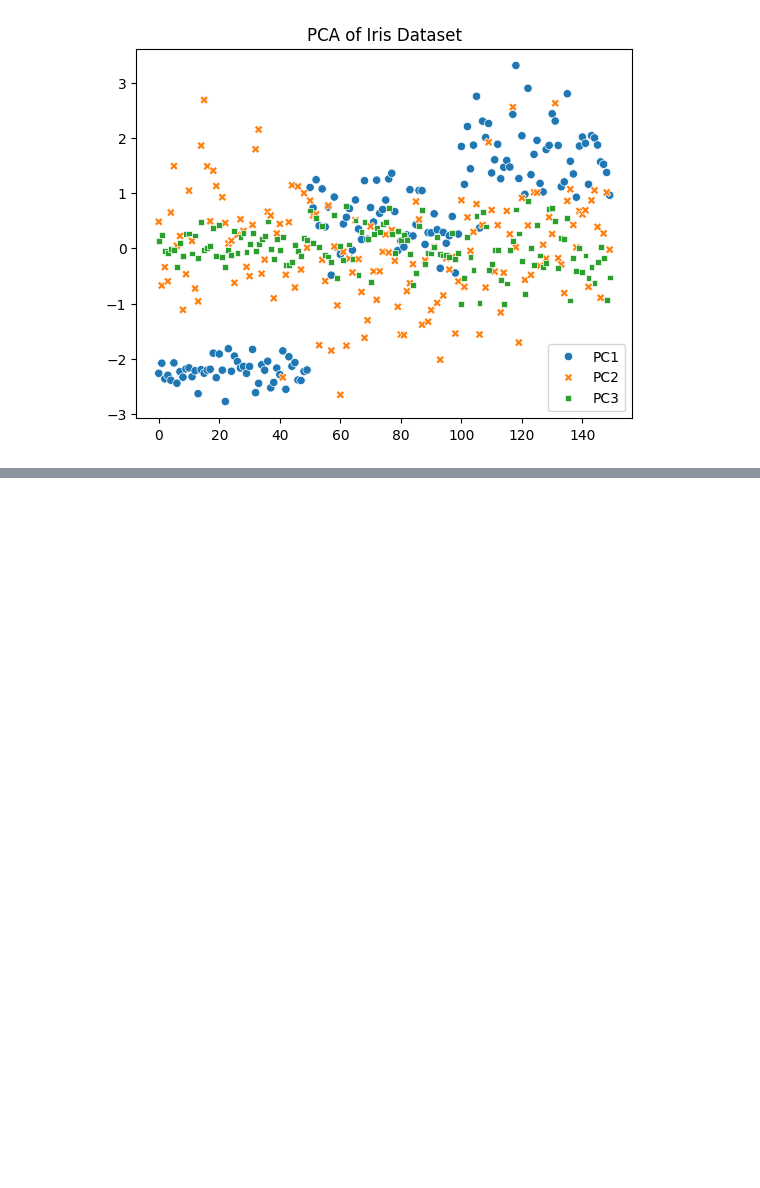
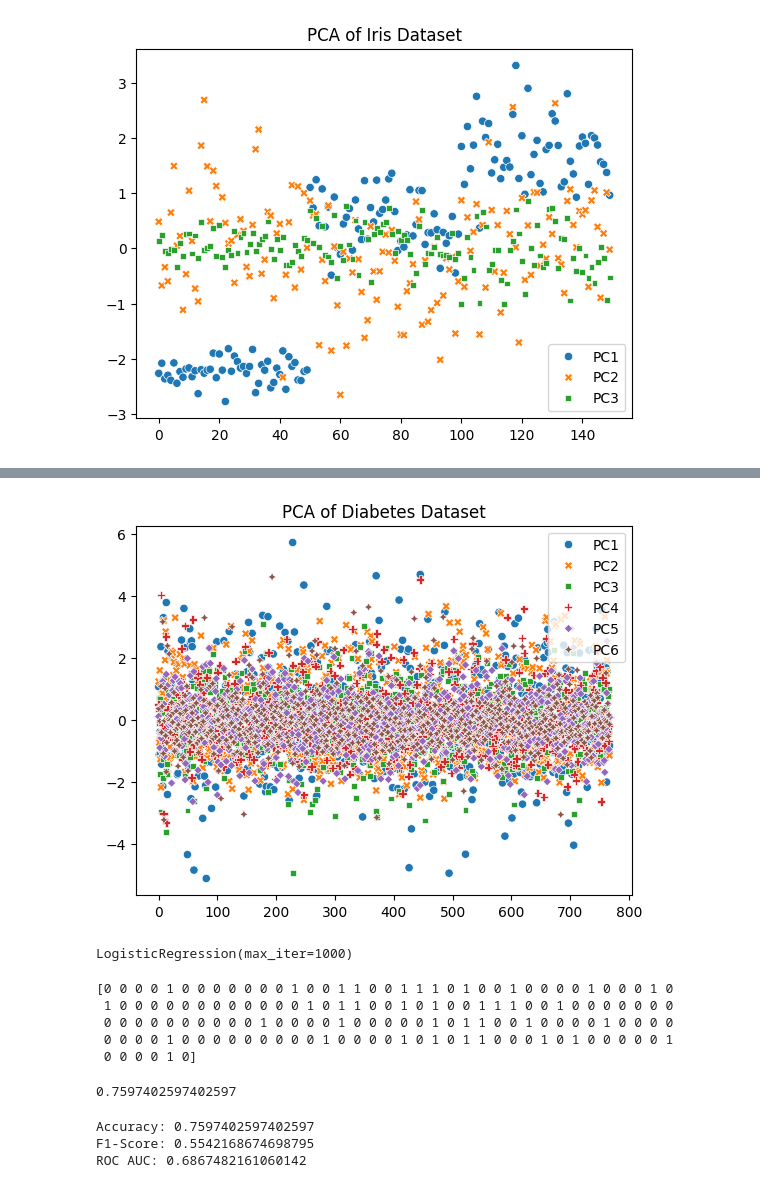
Before and after one commit to Haris-09/Machine-Learning, a Jupyter notebook: Principal_Component_Analysis_(PCA).ipynb, the cells around one changed output, grey strips where cells are left out. Cells and saved outputs as stored; diff of their text form; code cells hidden in the pictures; blank space fills up the shorter version.

```diff
--- a/Principal_Component_Analysis_(PCA).ipynb
+++ b/Principal_Component_Analysis_(PCA).ipynb
@@ -56,0 +220,6 @@ plt.show()
+# %%
+pca = PCA(n_components=6)
+pca_transform = pca.fit_transform(diabetes_scaled)
+diabetes_pca = pd.DataFrame(pca_transform, columns=['PC1', 'PC2', 'PC3', 'PC4', 'PC5', 'PC6'])
+display(diabetes_pca.head())
+display(pca.explained_variance_ratio_)
@@ -56,0 +235,6 @@ plt.show()
+# %%
+sns.scatterplot(data=diabetes_pca)
+plt.title('PCA of Diabetes Dataset')
+plt.show()
+# %% [output]
+[figure, added]
@@ -56,0 +245,18 @@ plt.show()
+# %%
+model.fit(x_train, y_train)
+# %% [output]
+LogisticRegression(max_iter=1000)
+# %%
+predictions=model.predict(x_test)
+print(predictions)
+# %% [output]
+[0 0 0 0 1 0 0 0 0 0 0 0 1 0 0 1 1 0 0 1 1 1 0 1 0 0 1 0 0 0 0 1 0 0 0 1 0
+ 1 0 0 0 0 0 0 0 0 0 0 0 0 1 0 1 1 0 0 1 0 1 0 0 1 1 1 0 0 1 0 0 0 0 0 0 0
+ 0 0 0 0 0 0 0 0 0 0 1 0 0 0 0 1 0 0 0 0 0 1 0 1 1 0 0 1 0 0 0 0 1 0 0 0 0
+ 0 0 0 0 1 0 0 0 0 0 0 0 0 0 1 0 0 0 0 1 0 1 0 1 1 0 0 0 1 0 1 0 0 0 0 0 1
+ 0 0 0 0 1 0]
+# %%
+score=model.score(x_test,y_test)
+print(score)
+# %% [output]
+0.7597402597402597
@@ -56,0 +267,8 @@ plt.show()
+# %%
+print("Accuracy:", Accuracy_model3)
+print("F1-Score:", F1_Score_model3)
+print("ROC AUC:", ROC_AUC_model3)
+# %% [output]
+Accuracy: 0.7597402597402597
+F1-Score: 0.5542168674698795
+ROC AUC: 0.6867482161060142
```
Also changed, not shown: parts of 34 cells of this notebook.
